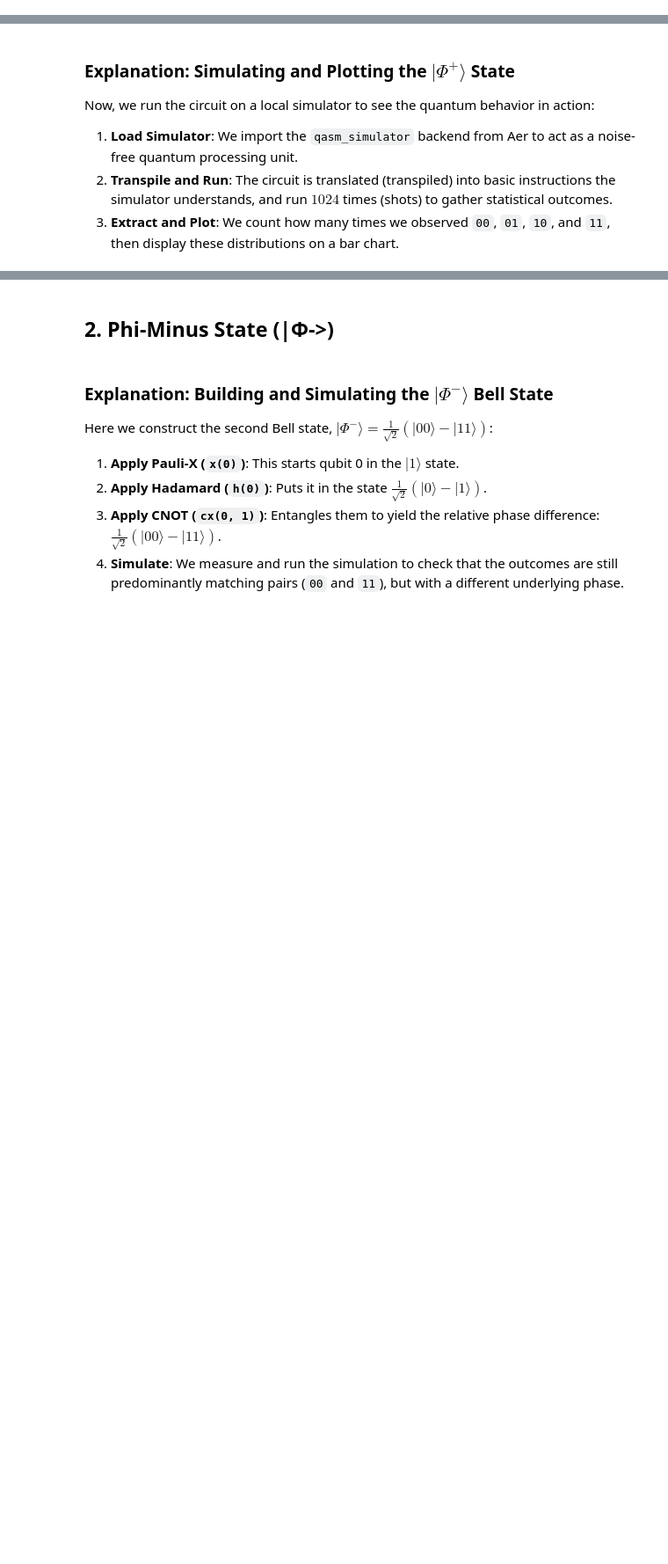
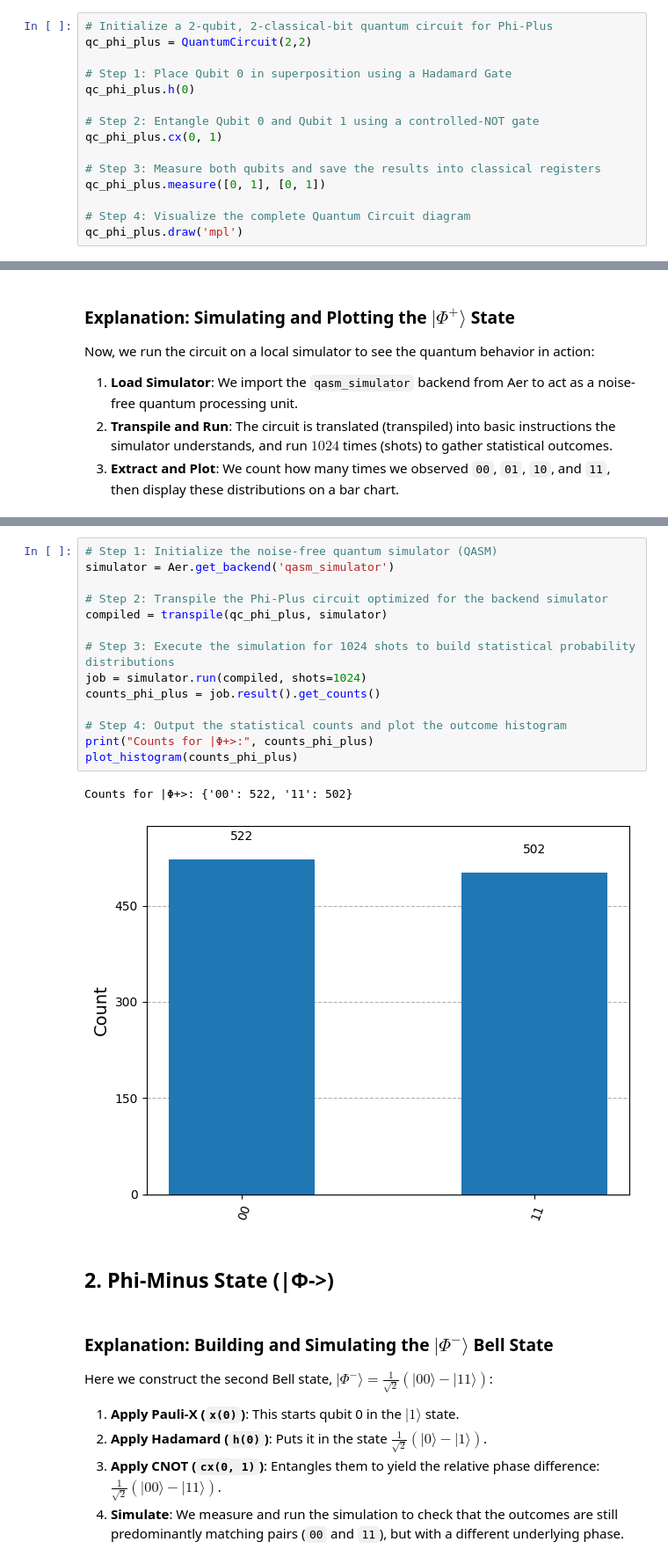
Before and after one commit to Nihalht/quamtum-lab-pr, a Jupyter notebook: 3_Bell_States_Theory_of_Entanglement.ipynb, the cells around one changed output, grey strips where cells are left out. Shown at 88% size. Saved outputs shown, nothing was run; the diff lists cells and outputs as text; blank space fills up the shorter version.

```diff
--- a/3_Bell_States_Theory_of_Entanglement.ipynb
+++ b/3_Bell_States_Theory_of_Entanglement.ipynb
@@ -47,0 +82,15 @@ qc_phi_plus.draw('mpl')
+# %%
+# Initialize a 2-qubit, 2-classical-bit quantum circuit for Phi-Plus
+qc_phi_plus = QuantumCircuit(2,2)
+
+# Step 1: Place Qubit 0 in superposition using a Hadamard Gate
+qc_phi_plus.h(0)
+
+# Step 2: Entangle Qubit 0 and Qubit 1 using a controlled-NOT gate
+qc_phi_plus.cx(0, 1)
+
+# Step 3: Measure both qubits and save the results into classical registers
+qc_phi_plus.measure([0, 1], [0, 1])
+
+# Step 4: Visualize the complete Quantum Circuit diagram
+qc_phi_plus.draw('mpl')
@@ -66,3 +114,20 @@ Counts for |Φ+>: {'11': 519, '00': 505}
+# %%
+# Step 1: Initialize the noise-free quantum simulator (QASM)
+simulator = Aer.get_backend('qasm_simulator')
+
+# Step 2: Transpile the Phi-Plus circuit optimized for the backend simulator
+compiled = transpile(qc_phi_plus, simulator)
+
+# Step 3: Execute the simulation for 1024 shots to build statistical probability distributions
+job = simulator.run(compiled, shots=1024)
+counts_phi_plus = job.result().get_counts()
+
+# Step 4: Output the statistical counts and plot the outcome histogram
+print("Counts for |Φ+>:", counts_phi_plus)
+plot_histogram(counts_phi_plus)
+# %% [output]
+Counts for |Φ+>: {'00': 522, '11': 502}
+[figure, added]
 # %% [markdown]
 ## 2. Phi-Minus State (|Φ->)
 # %% [markdown]
```
Also changed, not shown: parts of 18 cells of this notebook.
